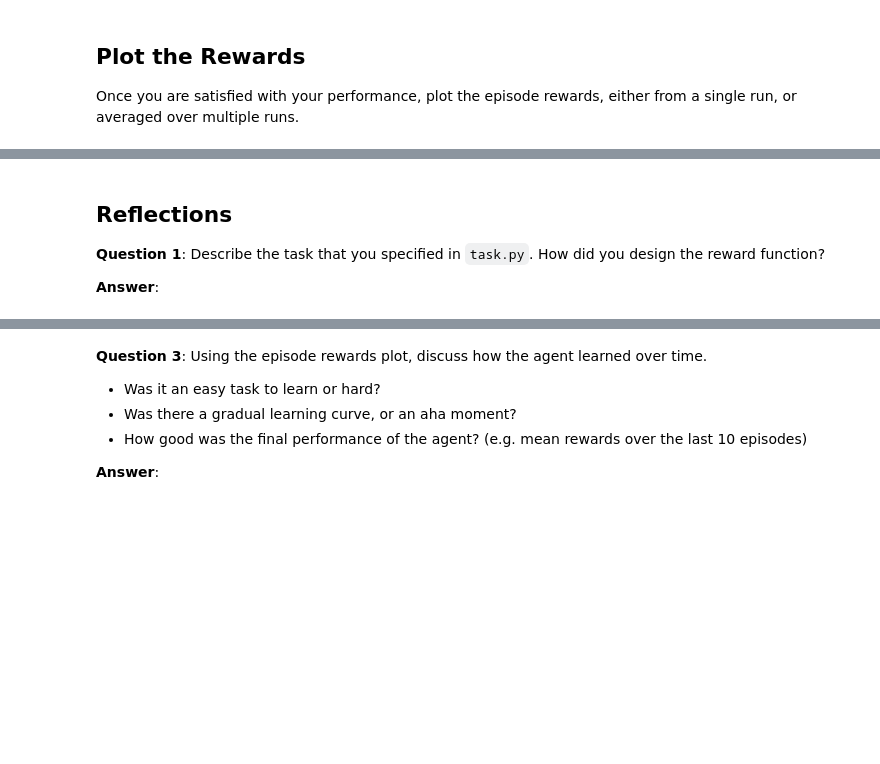
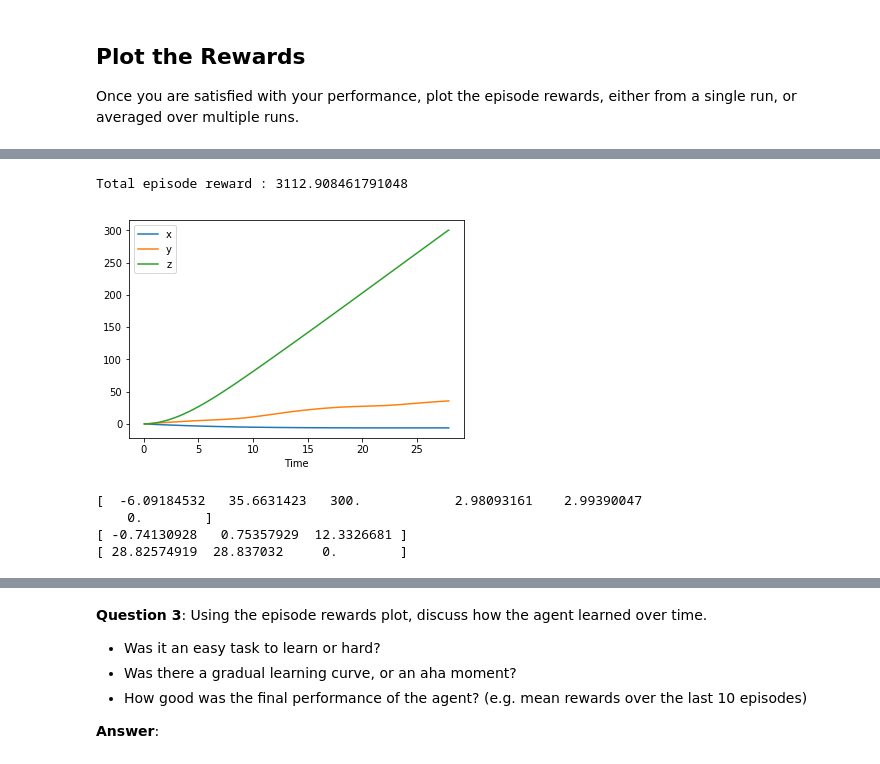
Before and after one commit to matriculus/Flying-Quadcopter-RL, a Jupyter notebook: Quadcopter_Project.ipynb, the cells around one changed output, grey strips where cells are left out. Drawn from its saved outputs; the diff is of its cells as text; code cells hidden in the pictures; blank space fills up the shorter version.

```diff
--- a/Quadcopter_Project.ipynb
+++ b/Quadcopter_Project.ipynb
@@ -262,6 +263,54 @@ plt.show()
-# %% [markdown]
-## Reflections
-
-**Question 1**: Describe the task that you specified in `task.py`.  How did you design the reward function?
-
-**Answer**:
+# %%
+runtime = 5000
+init_pose = np.array([0., 0., 0., 0., 0., 0.])  # initial pose
+init_velocities = np.array([0., 0., 0.])         # initial velocities
+init_angle_velocities = np.array([0., 0., 0.])   # initial angle velocities
+file_output = 'quadcop.txt'
+
+# Setup
+task = Task(init_pose, init_velocities, init_angle_velocities, runtime)
+done = False
+labels = ['time', 'x', 'y', 'z', 'phi', 'theta', 'psi', 'x_velocity',
+          'y_velocity', 'z_velocity', 'phi_velocity', 'theta_velocity',
+          'psi_velocity', 'rotor_speed1', 'rotor_speed2', 'rotor_speed3', 'rotor_speed4']
+results = {x : [] for x in labels}
+
+# Run the simulation, and save the results.
+with open(file_output, 'w') as csvfile:
+    writer = csv.writer(csvfile)
+    writer.writerow(labels)
+    state = agent.reset_episode()
+    total_reward = 0
+    while True:
+        rotor_speeds = agent.act(state)
+        next_state, reward, done = task.step(rotor_speeds)
+        to_write = [task.sim.time] + list(task.sim.pose) + list(task.sim.v) + list(task.sim.angular_v) + list(rotor_speeds)
+        for ii in range(len(labels)):
+            results[labels[ii]].append(to_write[ii])
+        total_reward += reward
+        state = next_state
+        if done:
+            print("Total episode reward : {}".format(total_reward))
+            total_reward = 0
+            break
+# %% [output]
+Total episode reward : 3112.908461791048
+# %%
+plt.figure()
+plt.plot(results['time'], results['x'], label='x')
+plt.plot(results['time'], results['y'], label='y')
+plt.plot(results['time'], results['z'], label='z')
+plt.legend()
+plt.xlabel("Time")
+plt.show()
+# %% [output]
+[figure, added]
+# %%
+print(task.sim.pose)
+print(task.sim.v)
+print(task.sim.angular_v)
+# %% [output]
+[  -6.09184532   35.6631423   300.            2.98093161    2.99390047
+    0.        ]
+[ -0.74130928   0.75357929  12.3326681 ]
+[ 28.82574919  28.837032     0.        ]
```
Also changed, not shown: parts of 11 cells of this notebook, 4 other files.
